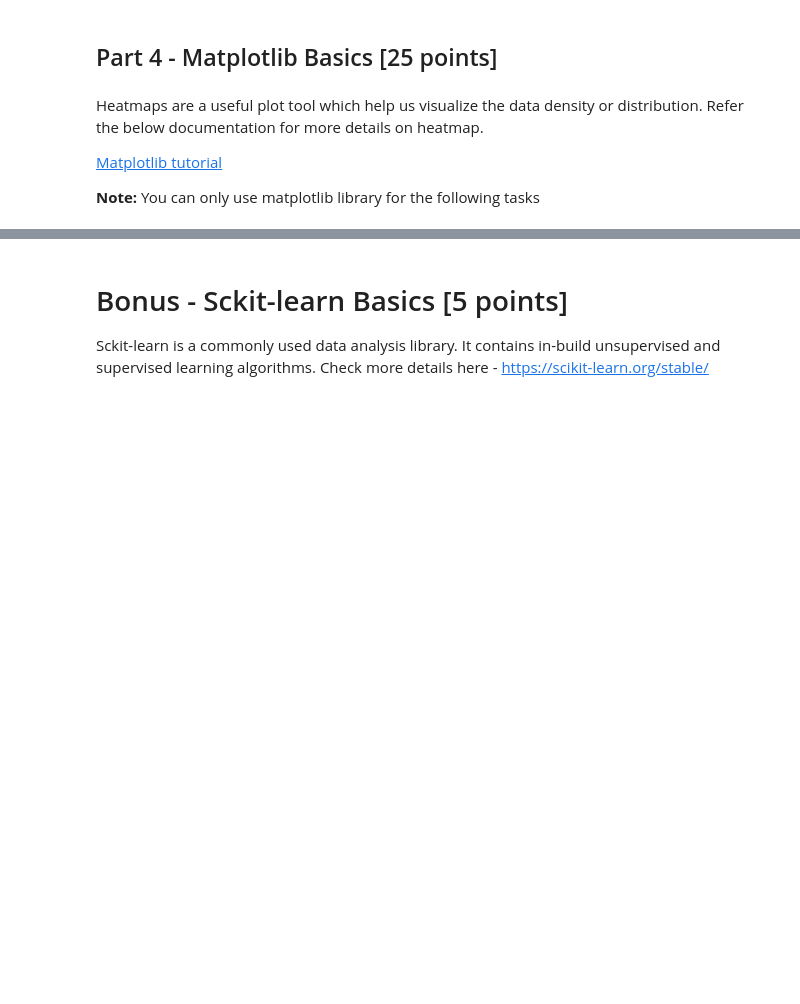
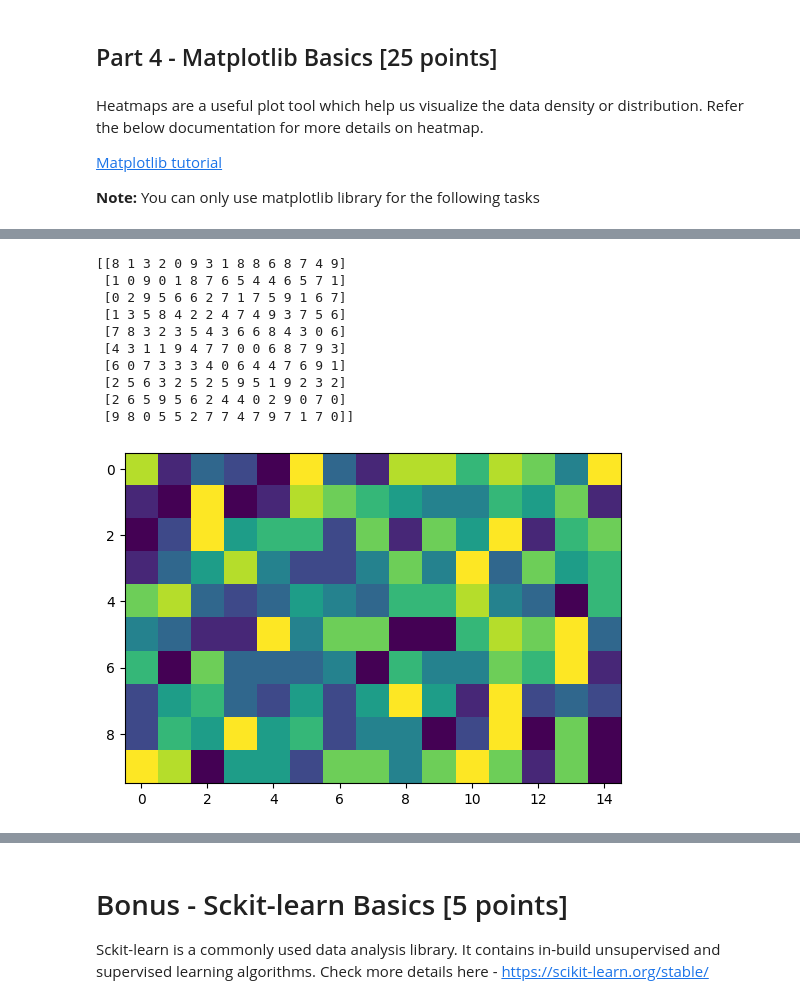
Before and after one commit to cpsoucy/CSE474_assignment_1, a Jupyter notebook: homework_1.ipynb, the cells around one changed output, grey strips where cells are left out. Drawn from its saved outputs; the diff is of its cells as text; code cells hidden in the pictures; blank space fills up the shorter version.

```diff
--- a/homework_1.ipynb
+++ b/homework_1.ipynb
@@ -512,11 +701,28 @@ Heatmaps are a useful plot tool which help us visualize the data density or dist
 # %%
 ''' Heatmap
 Take any random numpy array of dimension 10x15 and plot a heatmap
 '''
 
 # BEGIN YOUR CODE
+import matplotlib.pyplot as plt
 
+rand_arr = np.random.randint(10, size=(10, 15))
+print(rand_arr)
+fig, ax = plt.subplots()
+im = ax.imshow(rand_arr)
 # END YOUR CODE
+# %% [output]
+[[8 1 3 2 0 9 3 1 8 8 6 8 7 4 9]
+ [1 0 9 0 1 8 7 6 5 4 4 6 5 7 1]
+ [0 2 9 5 6 6 2 7 1 7 5 9 1 6 7]
+ [1 3 5 8 4 2 2 4 7 4 9 3 7 5 6]
+ [7 8 3 2 3 5 4 3 6 6 8 4 3 0 6]
+ [4 3 1 1 9 4 7 7 0 0 6 8 7 9 3]
+ [6 0 7 3 3 3 4 0 6 4 4 7 6 9 1]
+ [2 5 6 3 2 5 2 5 9 5 1 9 2 3 2]
+ [2 6 5 9 5 6 2 4 4 0 2 9 0 7 0]
+ [9 8 0 5 5 2 7 7 4 7 9 7 1 7 0]]
+[figure, added]
 # %%
 '''For the given value x plot the function y = 1/x using list comprehension on y.
 You can check https://docs.python.org/3/tutorial/datastructures.html#list-comprehensions to learn how to use list comprehension
```
Also changed, not shown: parts of 68 cells of this notebook, 1 other file.
